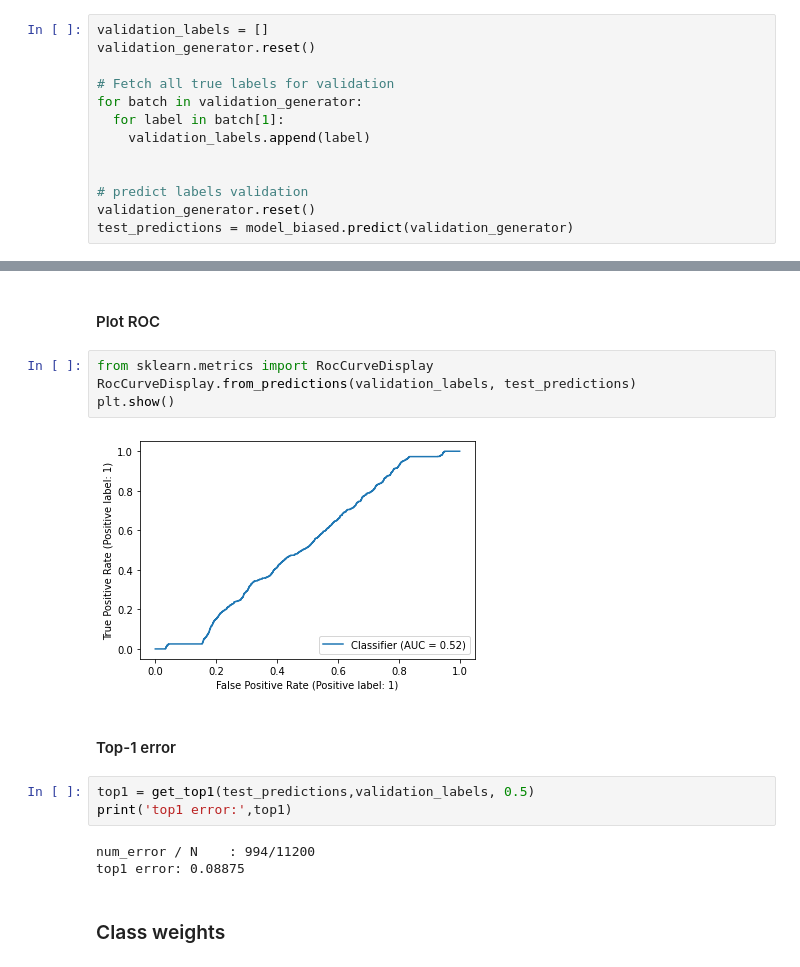
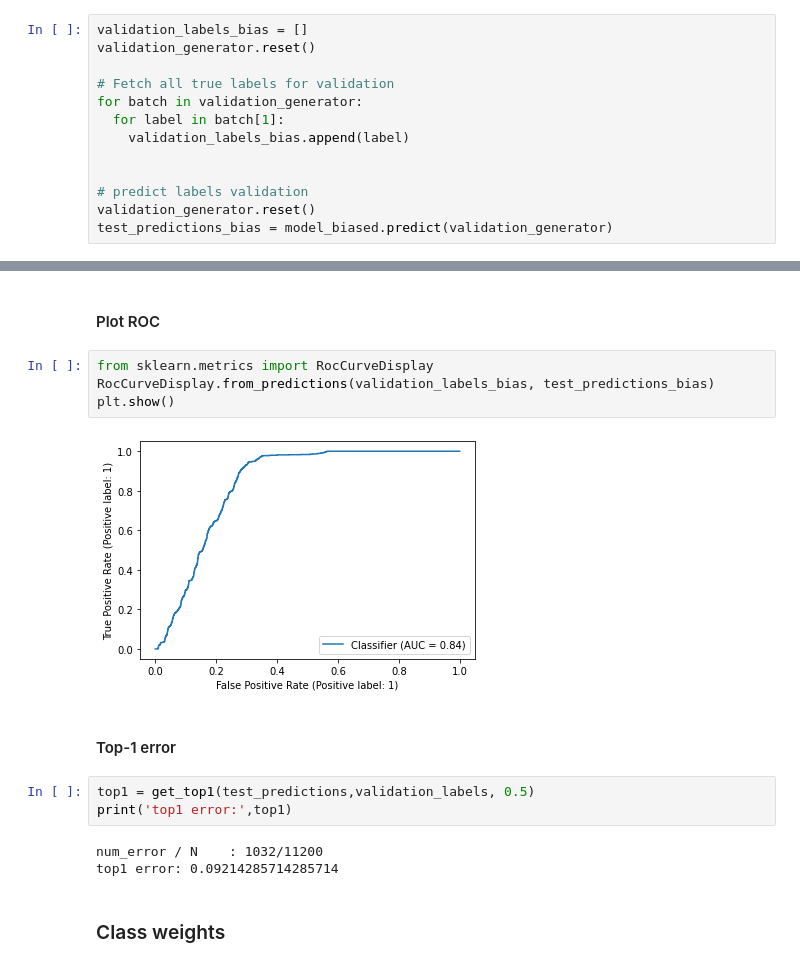
Before and after one commit to antonercool/deep-learning-exam-project, a Jupyter notebook: FallDetector.ipynb, the cells around one changed output, grey strips where cells are left out. Drawn from its saved outputs; the diff is of its cells as text.

```diff
--- a/FallDetector.ipynb
+++ b/FallDetector.ipynb
@@ -787,16 +809,16 @@ prc :  0.12942227721214294
 # %%
-validation_labels = []
+validation_labels_bias = []
 validation_generator.reset()
 
 # Fetch all true labels for validation
 for batch in validation_generator:
   for label in batch[1]:
-    validation_labels.append(label)
+    validation_labels_bias.append(label)
 
 
 # predict labels validation
 validation_generator.reset()
-test_predictions = model_biased.predict(validation_generator)
+test_predictions_bias = model_biased.predict(validation_generator)
 # %% [markdown]
 #### Confusion matrix
 # %%
@@ -818,18 +840,18 @@ true falling cases  994
 #### Plot ROC
 # %%
 from sklearn.metrics import RocCurveDisplay
-RocCurveDisplay.from_predictions(validation_labels, test_predictions)
+RocCurveDisplay.from_predictions(validation_labels_bias, test_predictions_bias)
 plt.show()
 # %% [output]
-[figure, old version]
+[figure, new version]
 # %% [markdown]
 #### Top-1 error
 # %%
 top1 = get_top1(test_predictions,validation_labels, 0.5)
 print('top1 error:',top1)
 # %% [output]
-num_error / N    : 994/11200
-top1 error: 0.08875
+num_error / N    : 1032/11200
+top1 error: 0.09214285714285714
 # %% [markdown]
 ### Class weights
 # %% [markdown]
```
Also changed, not shown: parts of 27 cells of this notebook.
